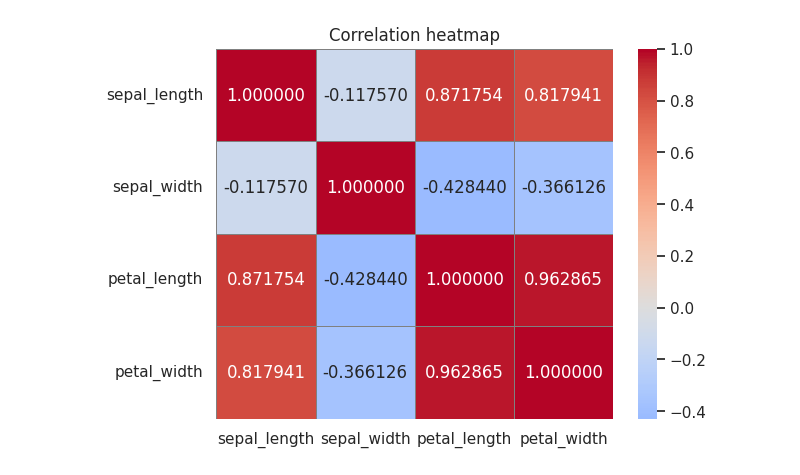
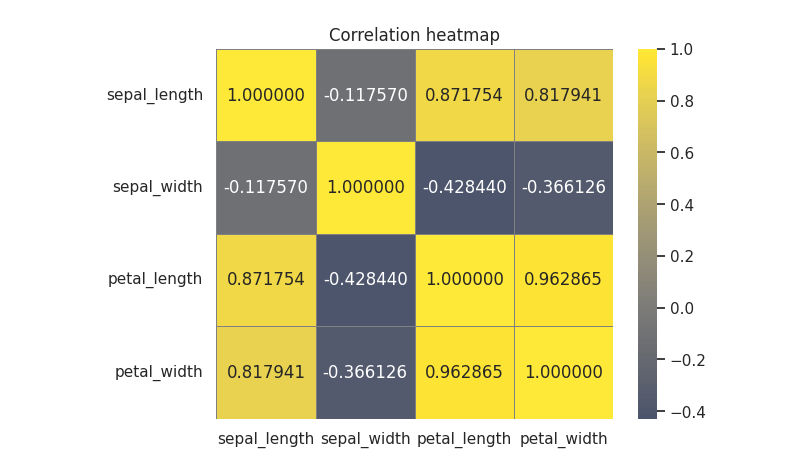
Before and after one commit to Charithra0723/AI_DATA_ANALYSIS_, a Jupyter notebook: src/Module 2/Data Visualization with Matplotlib and Seaborn/Ques_15.ipynb, the cells around one changed output. Cells and saved outputs as stored; diff of their text form; code cells hidden in the pictures.

```diff
--- a/src/Module 2/Data Visualization with Matplotlib and Seaborn/Ques_15.ipynb
+++ b/src/Module 2/Data Visualization with Matplotlib and Seaborn/Ques_15.ipynb
@@ -1,14 +1,14 @@
 # %%
 # Seaborn Plot - Heatmap
 # Objective: Create a heatmap to visualize a correlation matrix with Seaborn, using
 # advanced styling.
 import seaborn as sns
 import matplotlib.pyplot as plt
 df=sns.load_dataset('iris')
 cor=df.corr(numeric_only=True)
 sns.set(style='white')
-sns.heatmap(cor,annot=True,fmt='2f',cmap='coolwarm',center=0,linewidth=0.5,linecolor='gray')
+sns.heatmap(cor,annot=True,fmt='2f',cmap='cividis',center=0,linewidth=0.5,linecolor='gray')
 plt.title('Correlation heatmap')
 plt.show()
 # %% [output]
-[figure, old version]
+[figure, new version]
```
